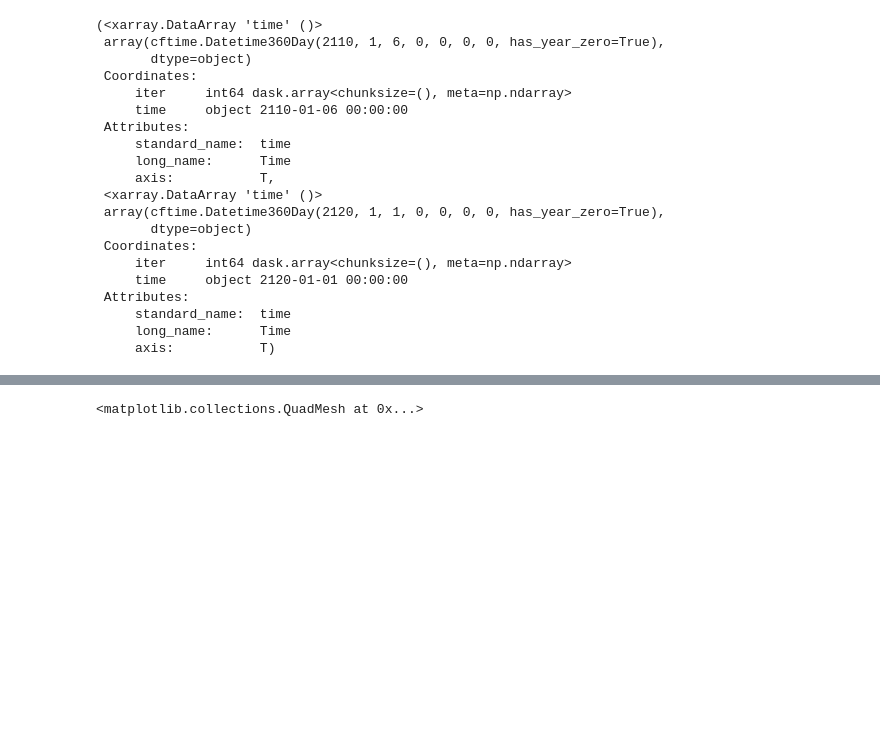
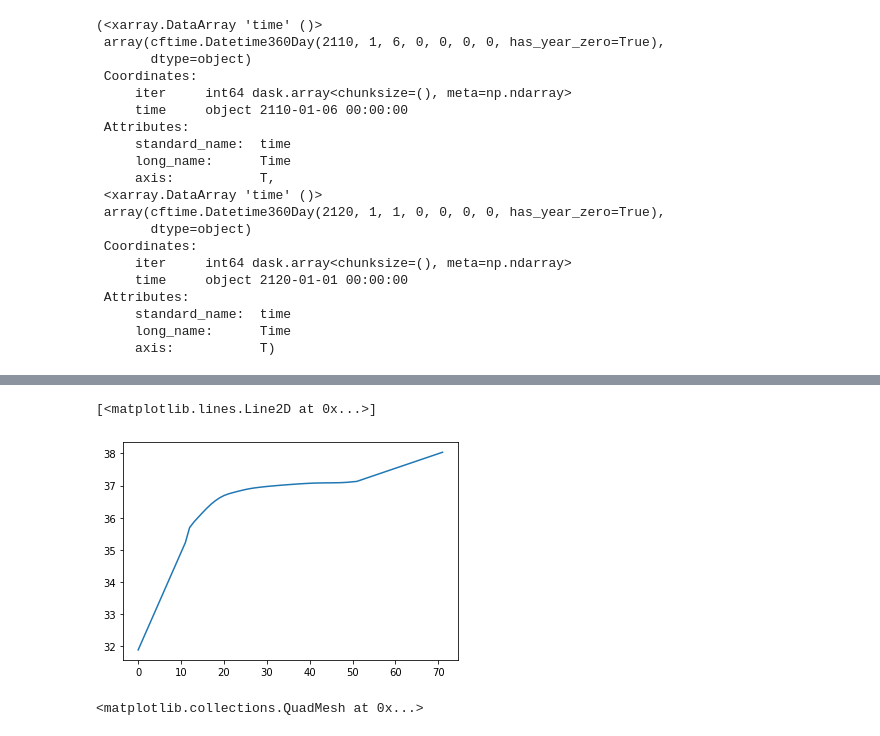
Before and after one commit to edoddridge/SO-channel-embayment, a Jupyter notebook: analysis/analysis-MITgcm-gadi.ipynb, the cells around one changed output, grey strips where cells are left out. Cells and saved outputs as stored; diff of their text form; code cells hidden in the pictures; blank space fills up the shorter version.

```diff
--- a/analysis/analysis-MITgcm-gadi.ipynb
+++ b/analysis/analysis-MITgcm-gadi.ipynb
@@ -573,3 +604,9 @@ mask_VP = xr.where(ds_state['hFacS']>0, 1, 0)
+# %%
+# sigma2
+plt.plot(sigma_bounds)
+# %% [output]
+[<matplotlib.lines.Line2D at 0x...>]
+[figure, added]
 # %%
 sigma2 = gsw.density.sigma2(ds_state['SALT'].where(mask_TP),
                             ds_state['THETA'].where(mask_TP))
```
Also changed, not shown: parts of 14 cells of this notebook.
